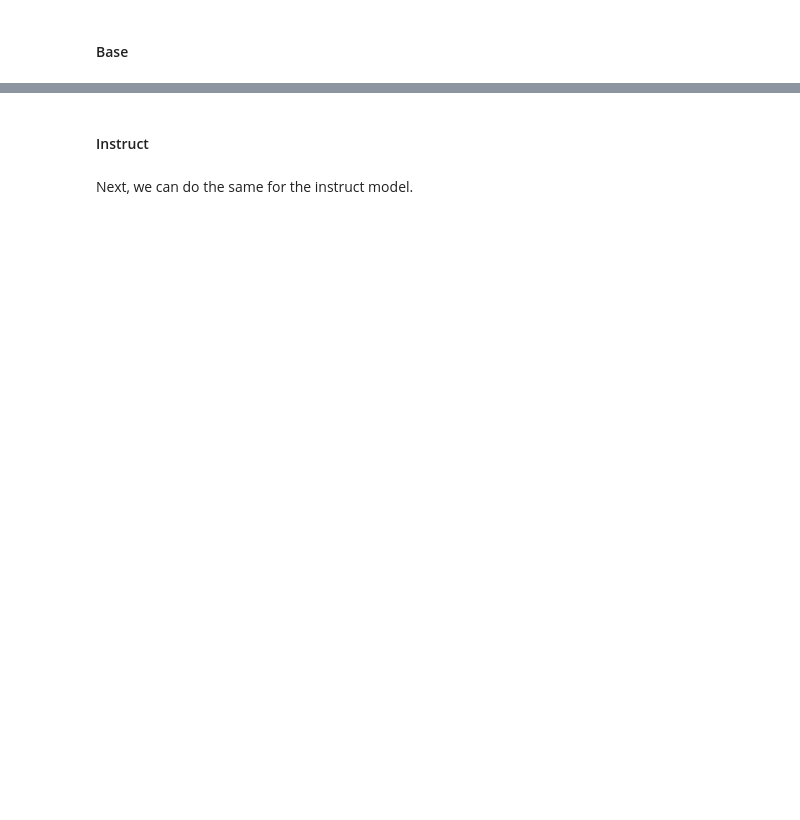
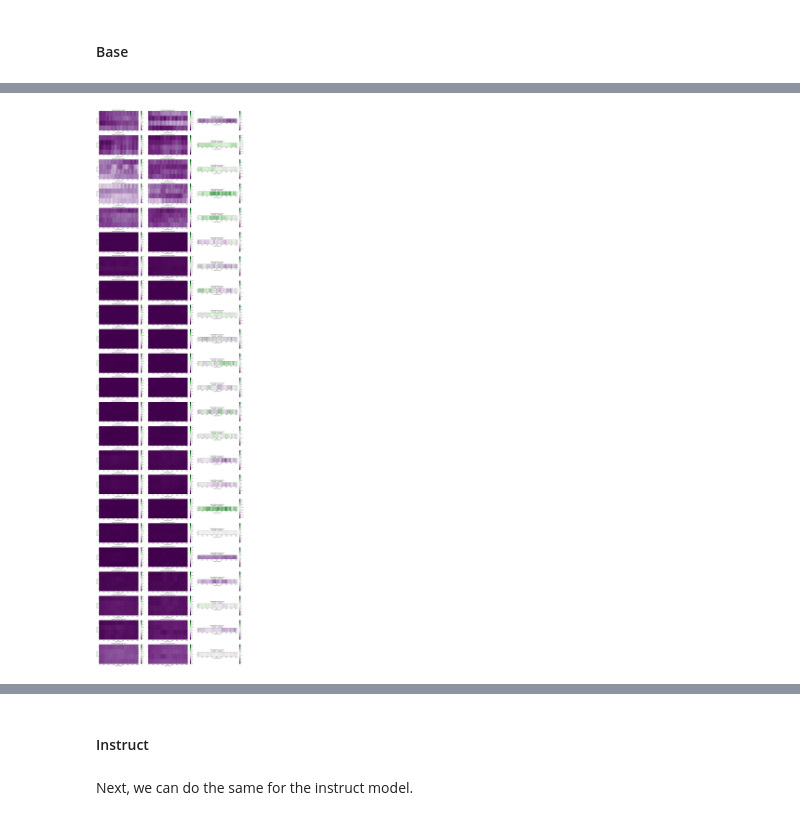
Before and after one commit to MisterXY89/sae-refusal-eval, a Jupyter notebook: src/SAE-refusal-direction.ipynb, the cells around one changed output, grey strips where cells are left out. Cells and saved outputs as stored; diff of their text form; code cells hidden in the pictures; blank space fills up the shorter version.

Commit message:
pythia base model all layer visualisations

```diff
--- a/src/SAE-refusal-direction.ipynb
+++ b/src/SAE-refusal-direction.ipynb
@@ -136,0 +179,10 @@ Now we extract the refusal direction from both models, following the SAE Microso
+# %%
+# load SAEs for each layer
+saes = {
+    layer: Sae.load_from_hub(
+        "EleutherAI/sae-pythia-410m-65k",
+        hookpoint=f"layers.{layer}.mlp",
+        device="cuda:0"
+    )
+    for layer in layers
+}
@@ -136,0 +203,22 @@ Now we extract the refusal direction from both models, following the SAE Microso
+# %%
+# helper function to compute stats for one layer
+def compute_stats_for_layer(layer: int):
+    sae = saes[layer]
+    stats = sparsify_get_latent_feature_stats(
+        dataset,
+        base_model,
+        base_tokenizer,
+        sae,
+        max_length=2048,
+        expansion_factor=32,
+        layer=layer
+    )
+    return layer, stats
+# %%
+# parallelize across layers
+results = {}
+with ThreadPoolExecutor(max_workers=len(layers)) as exe:
+    futures = [exe.submit(compute_stats_for_layer, layer) for layer in layers]
+    for future in as_completed(futures):
+        layer, stats = future.result()
+        results[layer] = stats
@@ -136,0 +243,10 @@ Now we extract the refusal direction from both models, following the SAE Microso
+# %%
+# prepare lists for visualization (ordered by layers list)
+harmful_reps_list = [results[l]["harmful_reps"] for l in layers]
+harmless_reps_list = [results[l]["harmless_reps"] for l in layers]
+diff_list = [results[l]["diff"] for l in layers]
+# %%
+# visualize all layers in one figure
+sparsify_utils.visualize_latent_differences(harmful_reps_list, harmless_reps_list, diff_list)
+# %% [output]
+[figure, added]
```
Also changed, not shown: parts of 25 cells of this notebook, 3 other files.
